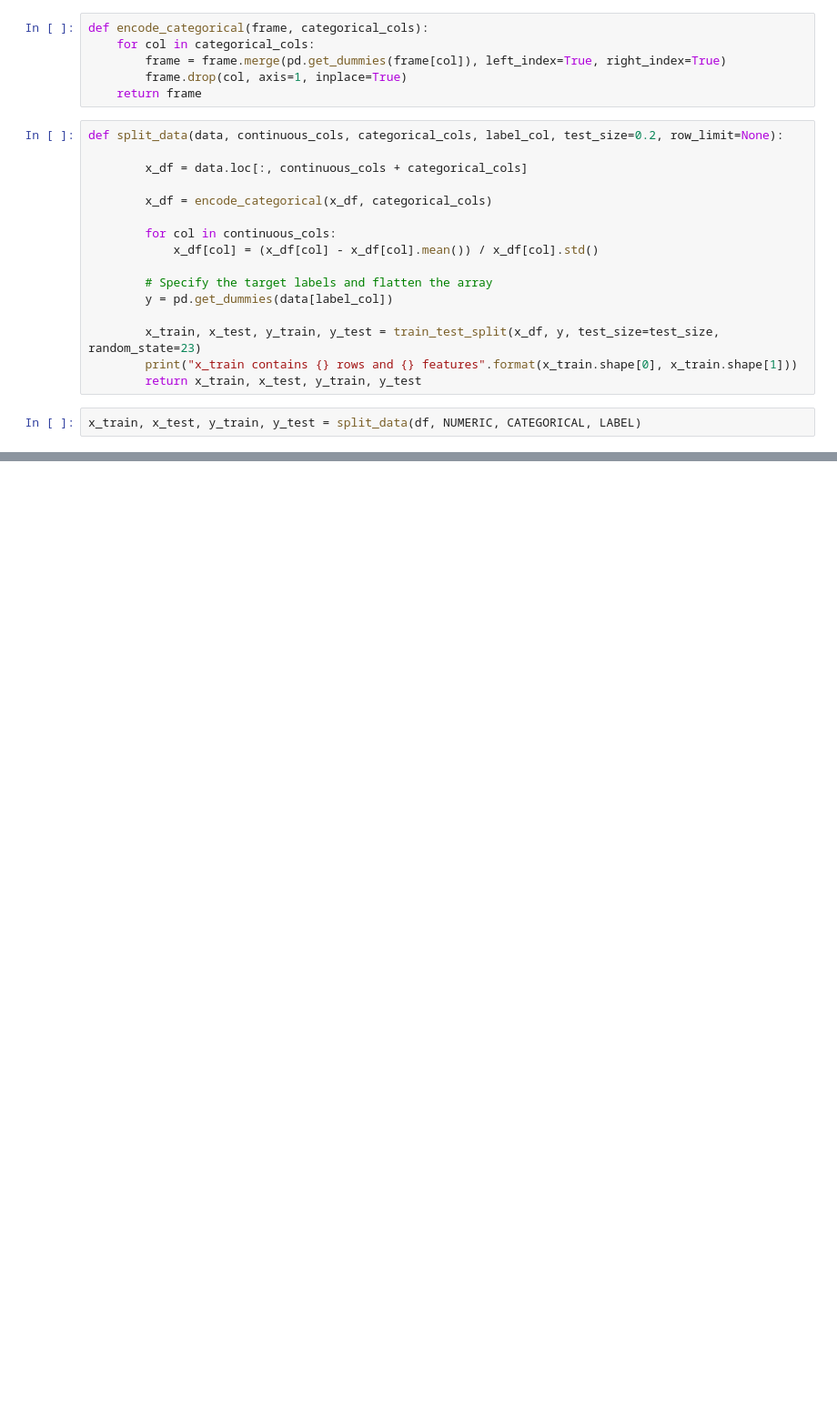
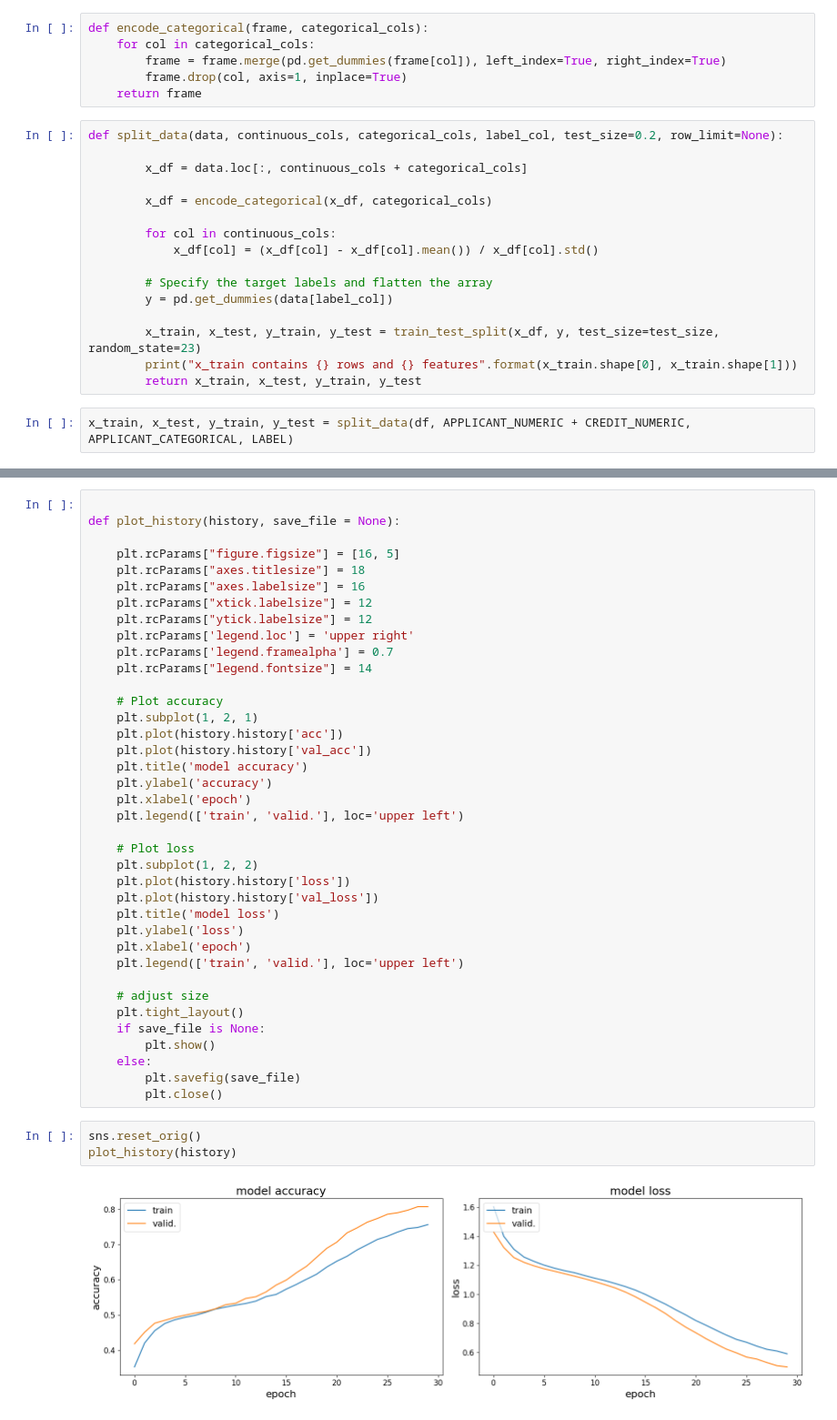
Before and after one commit to battogtokhb/cs230-final, a Jupyter notebook: LendingClubDataPreprocessing.ipynb, the cells around one changed output, grey strips where cells are left out. Shown at 91% size. Drawn from its saved outputs; the diff is of its cells as text; blank space fills up the shorter version.

```diff
--- a/LendingClubDataPreprocessing.ipynb
+++ b/LendingClubDataPreprocessing.ipynb
@@ -164,5 +169,5 @@ def split_data(data, continuous_cols, categorical_cols, label_col, test_size=0.2
         print("x_train contains {} rows and {} features".format(x_train.shape[0], x_train.shape[1]))
         return x_train, x_test, y_train, y_test
 # %%
-x_train, x_test, y_train, y_test = split_data(df, NUMERIC, CATEGORICAL, LABEL)
+x_train, x_test, y_train, y_test = split_data(df, APPLICANT_NUMERIC + CREDIT_NUMERIC, APPLICANT_CATEGORICAL, LABEL)
 # %% [output]
@@ -225,0 +257,43 @@ KeyboardInterrupt:
+# %%
+
+def plot_history(history, save_file = None):
+
+    plt.rcParams["figure.figsize"] = [16, 5]
+    plt.rcParams["axes.titlesize"] = 18
+    plt.rcParams["axes.labelsize"] = 16
+    plt.rcParams["xtick.labelsize"] = 12
+    plt.rcParams["ytick.labelsize"] = 12
+    plt.rcParams['legend.loc'] = 'upper right'
+    plt.rcParams['legend.framealpha'] = 0.7
+    plt.rcParams["legend.fontsize"] = 14
+
+    # Plot accuracy
+    plt.subplot(1, 2, 1)
+    plt.plot(history.history['acc'])
+    plt.plot(history.history['val_acc'])
+    plt.title('model accuracy')
+    plt.ylabel('accuracy')
+    plt.xlabel('epoch')
+    plt.legend(['train', 'valid.'], loc='upper left')
+
+    # Plot loss
+    plt.subplot(1, 2, 2)
+    plt.plot(history.history['loss'])
+    plt.plot(history.history['val_loss'])
+    plt.title('model loss')
+    plt.ylabel('loss')
+    plt.xlabel('epoch')
+    plt.legend(['train', 'valid.'], loc='upper left')
+
+    # adjust size
+    plt.tight_layout()
+    if save_file is None:
+        plt.show()
+    else:
+        plt.savefig(save_file)
+        plt.close()
+# %%
+sns.reset_orig()
+plot_history(history)
+# %% [output]
+[figure, added]
```
Also changed, not shown: parts of 12 cells of this notebook.
